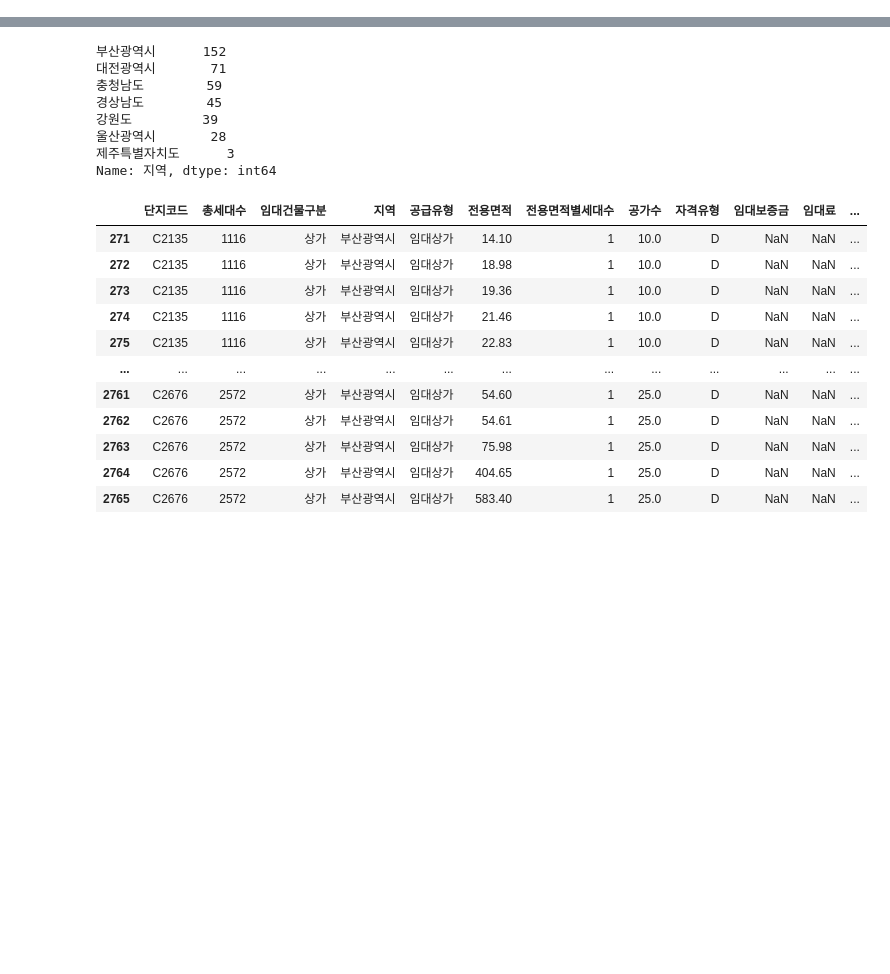
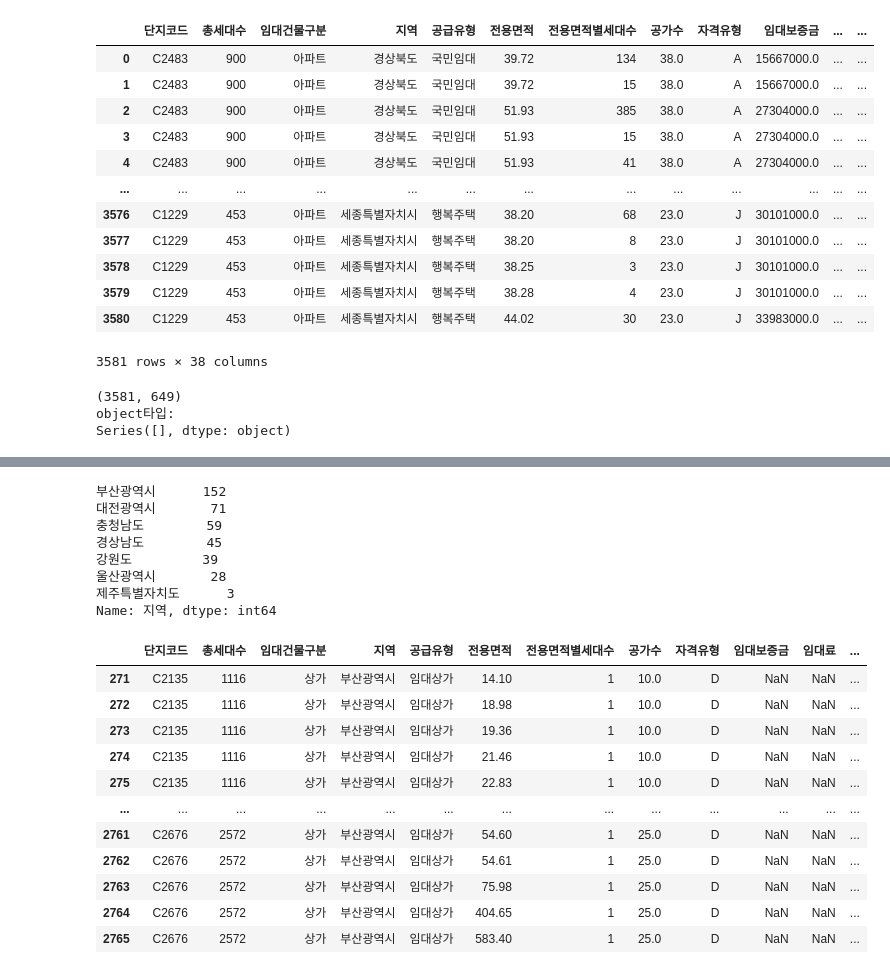
Before and after one commit to chang0959/DACON, a Jupyter notebook: Parking_Demand/Model_Selection.ipynb, the cells around one changed output, grey strips where cells are left out. Drawn from its saved outputs; the diff is of its cells as text; code cells hidden in the pictures; blank space fills up the shorter version.

```diff
--- a/Parking_Demand/Model_Selection.ipynb
+++ b/Parking_Demand/Model_Selection.ipynb
@@ -68,7 +74,9 @@ def prepro():
     total.loc[(total['지역']=='강원도') & (total['공급유형']=='영구임대') & total['임대보증금'].isnull(), '임대보증금']=[2129000, 2902000]
     total.loc[(total['지역']=='강원도') & (total['공급유형']=='영구임대') & total['임대료'].isnull(), '임대료']=[42350, 57730]
 
-    #2.2 상가 -
+    #2.2 상가
+    total['임대보증금'] = total['임대보증금'].fillna(0)
+    total['임대료'] = total['임대료'].fillna(0)
 
     #3. 버스 - 임대보증금, 등록차량수와 상관성이 있으므로 그에 따라 대체
     total.loc[(total['지역']=='경상남도') & (total['공급유형']=='공공임대(10년)') & (total['지하철'].isnull()) , '지하철']=0
@@ -80,7 +88,7 @@ def prepro():
 
     #성별, 세대 merge
     total_age=total.merge(age_gender_info.reset_index(), on='지역', how='inner')
-    return total, total_age
+    return train, test, total, total_age
 # %%
-total, total_age=prepro()
+train, test,total, total_age=prepro()
 # %%
@@ -105 +113,27 @@ total_age.isnull().sum()
 dtype: int64
+# %%
+total_age
+# %% [output]
+|  | 단지코드 | 총세대수 | 임대건물구분 | 지역 | 공급유형 | 전용면적 | 전용면적별세대수 | 공가수 | 자격유형 | 임대보증금 | ... | ... |
+| 0 | C2483 | 900 | 아파트 | 경상북도 | 국민임대 | 39.72 | 134 | 38.0 | A | 15667000.0 | ... | ... |
+| 1 | C2483 | 900 | 아파트 | 경상북도 | 국민임대 | 39.72 | 15 | 38.0 | A | 15667000.0 | ... | ... |
+| 2 | C2483 | 900 | 아파트 | 경상북도 | 국민임대 | 51.93 | 385 | 38.0 | A | 27304000.0 | ... | ... |
+| 3 | C2483 | 900 | 아파트 | 경상북도 | 국민임대 | 51.93 | 15 | 38.0 | A | 27304000.0 | ... | ... |
+| 4 | C2483 | 900 | 아파트 | 경상북도 | 국민임대 | 51.93 | 41 | 38.0 | A | 27304000.0 | ... | ... |
+| ... | ... | ... | ... | ... | ... | ... | ... | ... | ... | ... | ... | ... |
+| 3576 | C1229 | 453 | 아파트 | 세종특별자치시 | 행복주택 | 38.20 | 68 | 23.0 | J | 30101000.0 | ... | ... |
+| 3577 | C1229 | 453 | 아파트 | 세종특별자치시 | 행복주택 | 38.20 | 8 | 23.0 | J | 30101000.0 | ... | ... |
+| 3578 | C1229 | 453 | 아파트 | 세종특별자치시 | 행복주택 | 38.25 | 3 | 23.0 | J | 30101000.0 | ... | ... |
+| 3579 | C1229 | 453 | 아파트 | 세종특별자치시 | 행복주택 | 38.28 | 4 | 23.0 | J | 30101000.0 | ... | ... |
+| 3580 | C1229 | 453 | 아파트 | 세종특별자치시 | 행복주택 | 44.02 | 30 | 23.0 | J | 33983000.0 | ... | ... |
+3581 rows × 38 columns
+# %%
+#<원핫인코딩>
+total_age_ohe=pd.get_dummies(total_age)
+print(total_age_ohe.shape)
+print('object타입:')
+print(total_age_ohe.dtypes[total_age_ohe.dtypes=='object'])
+# %% [output]
+(3581, 649)
+object타입:
+Series([], dtype: object)
```
Also changed, not shown: parts of 8 cells of this notebook.
